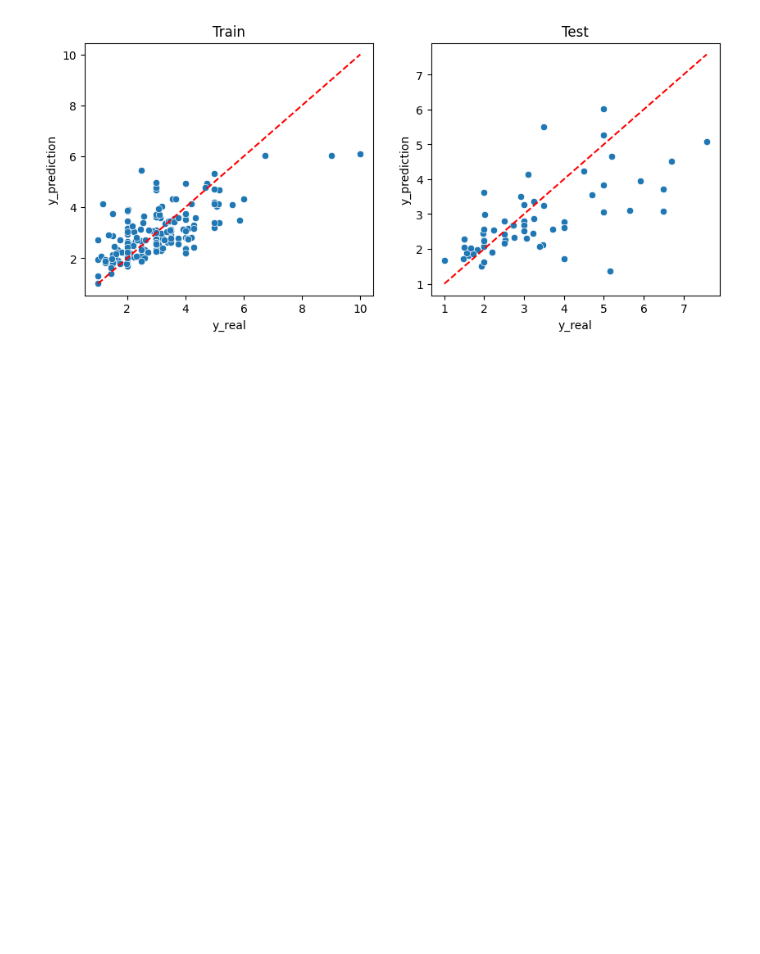
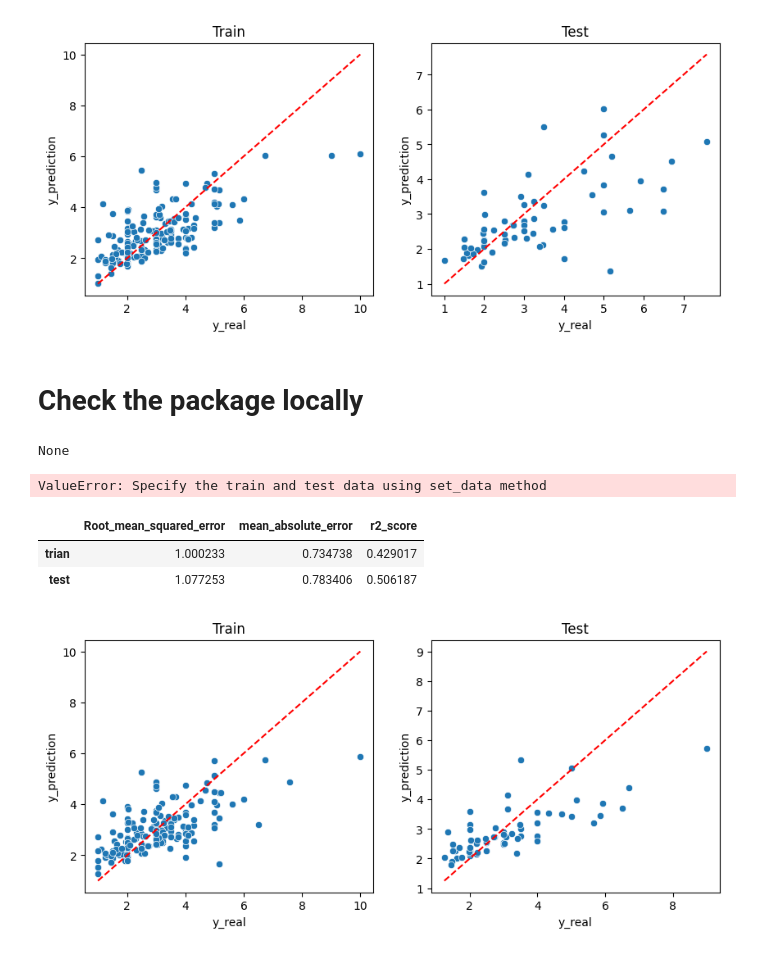
Before and after one commit to solmazkh114/PerformancePackage, a Jupyter notebook: examples/scratch.ipynb, the cells around one changed output. Drawn from its saved outputs; the diff is of its cells as text; code cells hidden in the pictures; blank space fills up the shorter version.

```diff
--- a/examples/scratch.ipynb
+++ b/examples/scratch.ipynb
@@ -247,3 +246,5 @@ lr_per.performance_dataframe()
 | trian | 0.946181 | 0.697422 | 0.490774 |
 | test | 1.219836 | 0.856464 | 0.343869 |
 [figure]
+# %% [markdown]
+# Check the package locally
@@ -249,0 +254,39 @@ lr_per.performance_dataframe()
+# %%
+df = sns.load_dataset('tips')
+
+from sklearn.linear_model import LinearRegression
+from sklearn.model_selection import train_test_split
+from sklearn.preprocessing import LabelEncoder
+
+label_encoder = LabelEncoder()
+# Encode labels in column 'species'.
+df['sex']= label_encoder.fit_transform(df['sex'])
+df['smoker'] = label_encoder.fit_transform(df['smoker'])
+
+
+y = df['tip']
+data = df[['total_bill', 'sex', 'smoker']]
+
+data_train, data_test, y_train, y_test = train_test_split(data,y)
+
+lr = LinearRegression()
+lr.fit(data_train, y_train)
+
+lr_per= performance.ModelPerformance(task_type= 'r', model = lr)
+
+print(lr_per.X_train)
+
+lr_per.performance_dataframe()
+# %% [output]
+None
+ValueError: Specify the train and test data using set_data method
+# %%
+lr_per.set_data(X_train= data_train, y_train= y_train, X_test= data_test, y_test = y_test)
+
+
+lr_per.performance_dataframe()
+# %% [output]
+|  | Root_mean_squared_error | mean_absolute_error | r2_score |
+| trian | 1.000233 | 0.734738 | 0.429017 |
+| test | 1.077253 | 0.783406 | 0.506187 |
+[figure, added]
```
Also changed, not shown: parts of 10 cells of this notebook.
